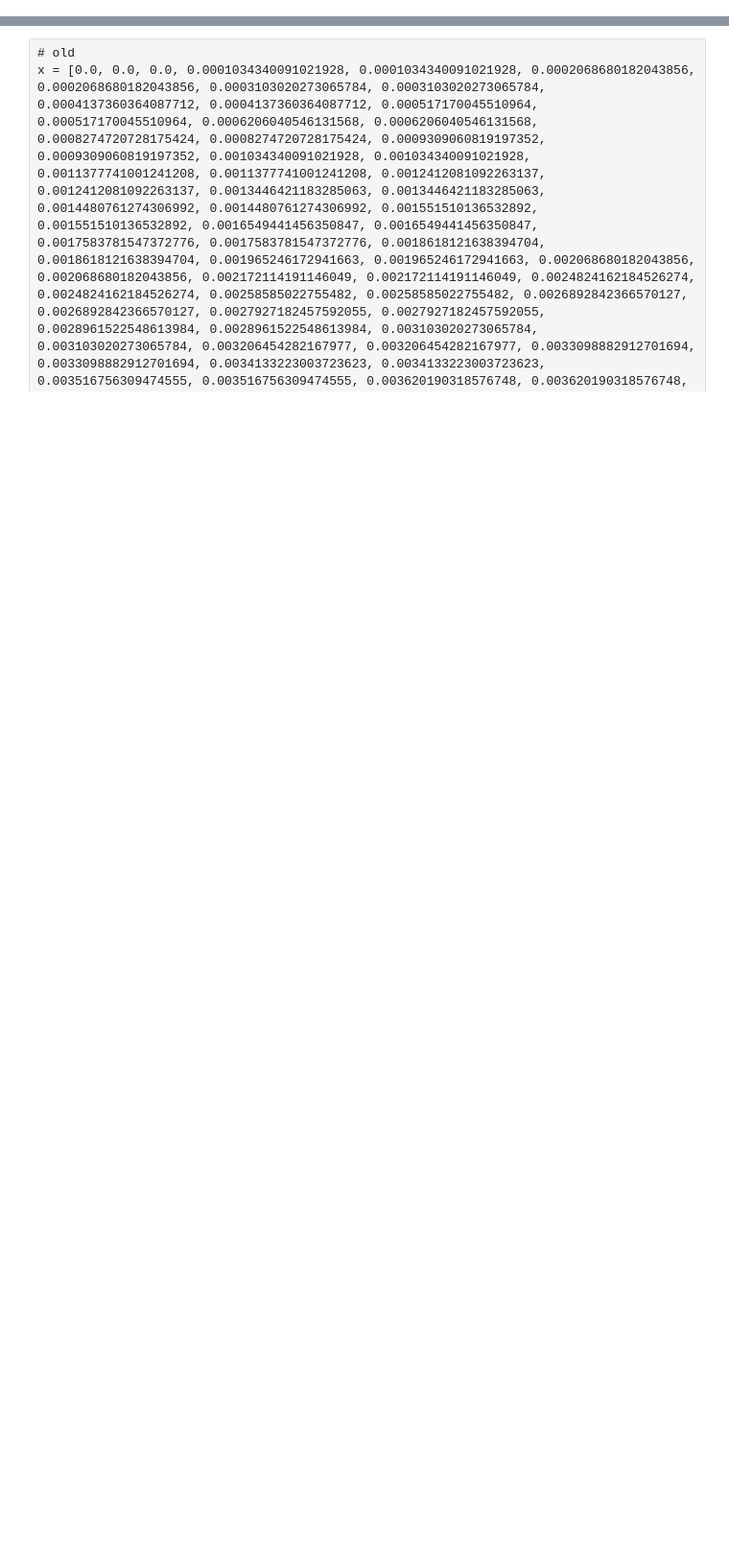
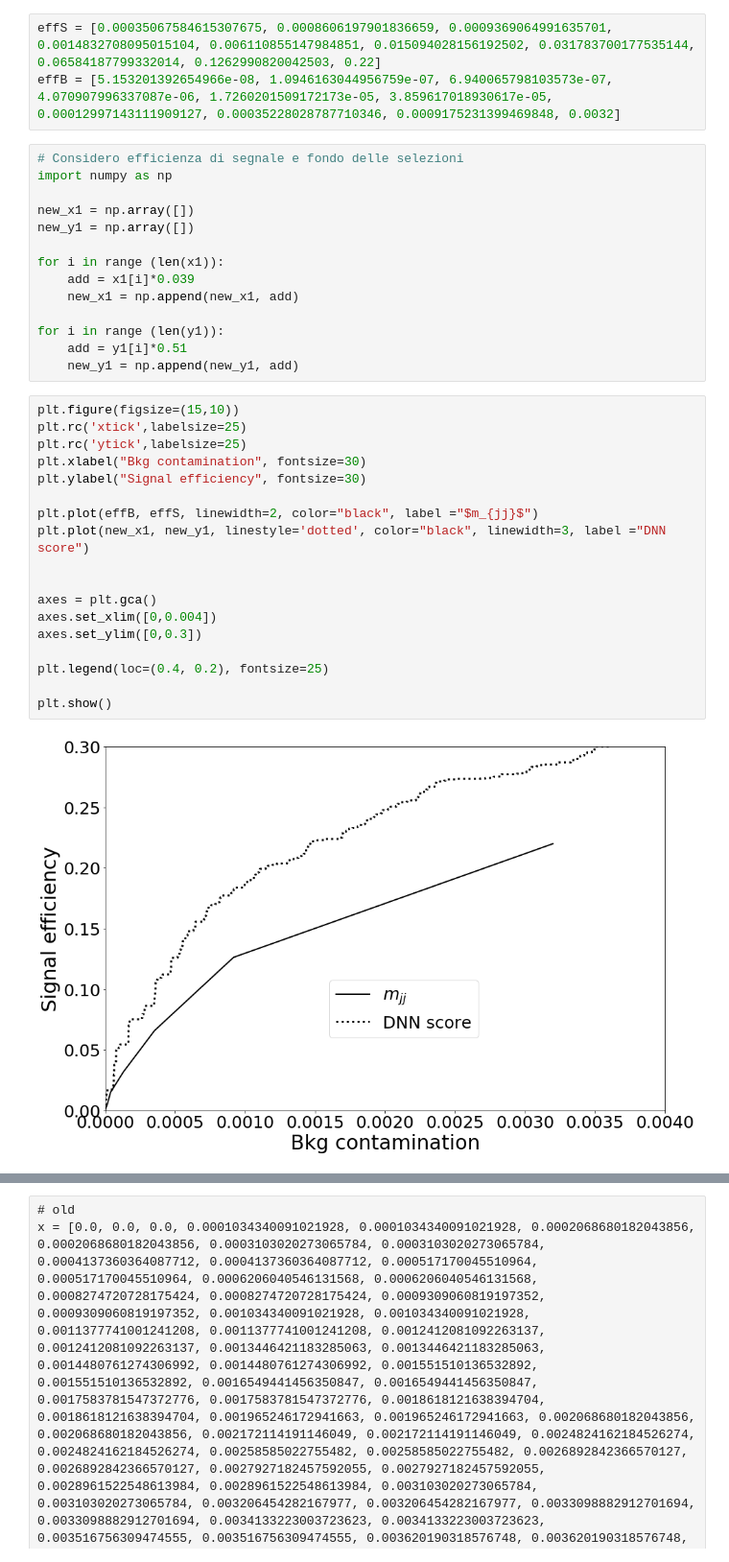
Before and after one commit to BiancaPinolini/ML_classification, a Jupyter notebook: ROC_comparison.ipynb, the cells around one changed output, grey strips where cells are left out. Shown at 96% size. Cells and saved outputs as stored; diff of their text form; blank space fills up the shorter version.

```diff
--- a/ROC_comparison.ipynb
+++ b/ROC_comparison.ipynb
@@ -0,0 +72,37 @@
+# %%
+effS = [0.00035067584615307675, 0.0008606197901836659, 0.0009369064991635701, 0.0014832708095015104, 0.006110855147984851, 0.015094028156192502, 0.031783700177535144, 0.06584187799332014, 0.1262990820042503, 0.22]
+effB = [5.153201392654966e-08, 1.0946163044956759e-07, 6.940065798103573e-07, 4.070907996337087e-06, 1.7260201509172173e-05, 3.859617018930617e-05, 0.00012997143111909127, 0.00035228028787710346, 0.0009175231399469848, 0.0032]
+# %%
+# Considero efficienza di segnale e fondo delle selezioni
+import numpy as np
+
+new_x1 = np.array([])
+new_y1 = np.array([])
+
+for i in range (len(x1)):
+    add = x1[i]*0.039
+    new_x1 = np.append(new_x1, add)
+
+for i in range (len(y1)):
+    add = y1[i]*0.51
+    new_y1 = np.append(new_y1, add)
+# %%
+plt.figure(figsize=(15,10))
+plt.rc('xtick',labelsize=25)
+plt.rc('ytick',labelsize=25)
+plt.xlabel("Bkg contamination", fontsize=30)
+plt.ylabel("Signal efficiency", fontsize=30)
+
+plt.plot(effB, effS, linewidth=2, color="black", label ="$m_{jj}$")
+plt.plot(new_x1, new_y1, linestyle='dotted', color="black", linewidth=3, label ="DNN score")
+
+
+axes = plt.gca()
+axes.set_xlim([0,0.004])
+axes.set_ylim([0,0.3])
+
+plt.legend(loc=(0.4, 0.2), fontsize=25)
+
+plt.show()
+# %% [output]
+[figure, added]
```
Also changed, not shown: parts of 30 cells of this notebook, 10 other files.
